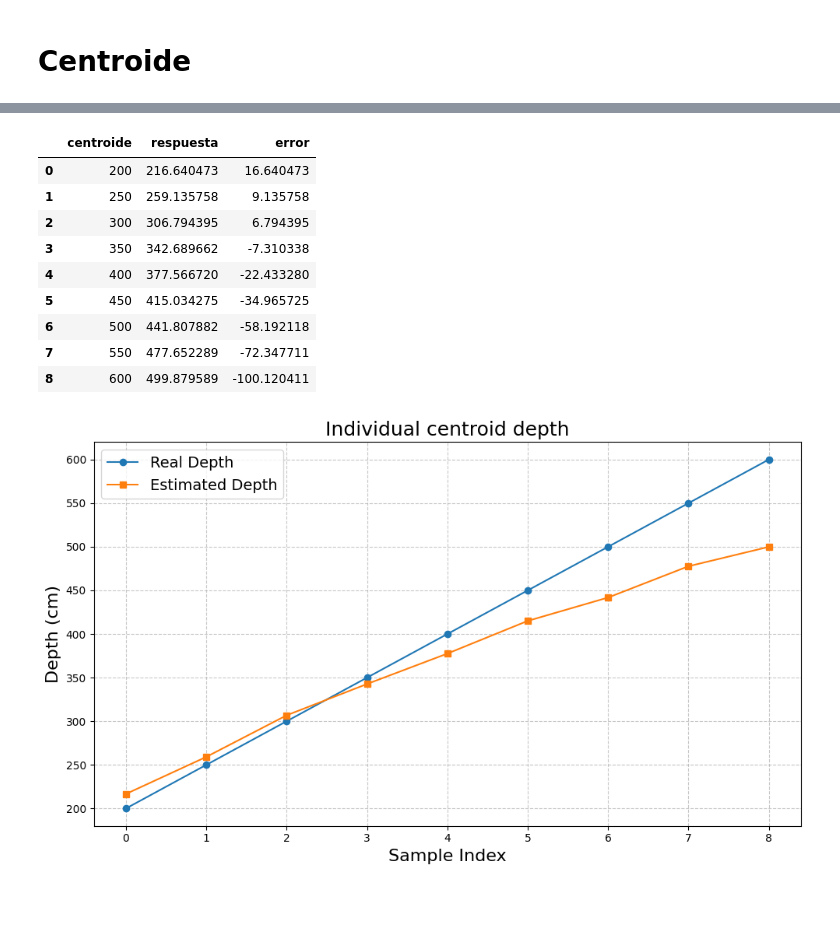
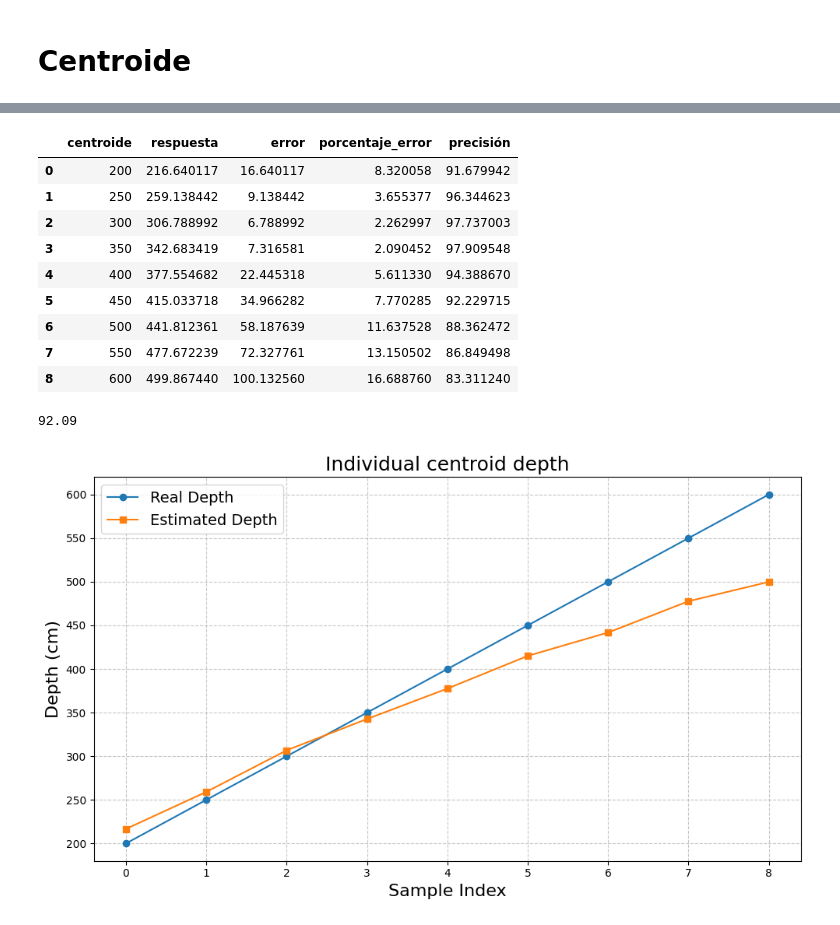
Before and after one commit to stevenaraujo98/integracion_pcl, a Jupyter notebook: get_res.ipynb, the cells around one changed output, grey strips where cells are left out. Saved outputs shown, nothing was run; the diff lists cells and outputs as text; code cells hidden in the pictures.

```diff
--- a/get_res.ipynb
+++ b/get_res.ipynb
@@ -413,18 +413,24 @@ df_centroides
 # %%
 # margen de error de centroide con respuesta de df_centroides
-df_centroides["error"] = df_centroides["respuesta"] - df_centroides["centroide"].astype(int)
+df_centroides["error"] = abs(df_centroides["centroide"].astype(int) - df_centroides["respuesta"])
+df_centroides["porcentaje_error"] = (df_centroides["error"] * 100) / df_centroides["centroide"].astype(int)
+df_centroides["precisión"] = 100 - df_centroides["porcentaje_error"]
 df_centroides
 # %% [output]
-|  | centroide | respuesta | error |
-| 0 | 200 | 216.640473 | 16.640473 |
-| 1 | 250 | 259.135758 | 9.135758 |
-| 2 | 300 | 306.794395 | 6.794395 |
-| 3 | 350 | 342.689662 | -7.310338 |
-| 4 | 400 | 377.566720 | -22.433280 |
-| 5 | 450 | 415.034275 | -34.965725 |
-| 6 | 500 | 441.807882 | -58.192118 |
-| 7 | 550 | 477.652289 | -72.347711 |
-| 8 | 600 | 499.879589 | -100.120411 |
+|  | centroide | respuesta | error | porcentaje_error | precisión |
+| 0 | 200 | 216.640117 | 16.640117 | 8.320058 | 91.679942 |
+| 1 | 250 | 259.138442 | 9.138442 | 3.655377 | 96.344623 |
+| 2 | 300 | 306.788992 | 6.788992 | 2.262997 | 97.737003 |
+| 3 | 350 | 342.683419 | 7.316581 | 2.090452 | 97.909548 |
+| 4 | 400 | 377.554682 | 22.445318 | 5.611330 | 94.388670 |
+| 5 | 450 | 415.033718 | 34.966282 | 7.770285 | 92.229715 |
+| 6 | 500 | 441.812361 | 58.187639 | 11.637528 | 88.362472 |
+| 7 | 550 | 477.672239 | 72.327761 | 13.150502 | 86.849498 |
+| 8 | 600 | 499.867440 | 100.132560 | 16.688760 | 83.311240 |
+# %%
+round(df_centroides["precisión"].mean(), 2)
+# %% [output]
+92.09
 # %%
 # Crear la figura y los ejes
 fig, ax = plt.subplots(figsize=(10, 6))
```
Also changed, not shown: parts of 31 cells of this notebook, 16 other files.
